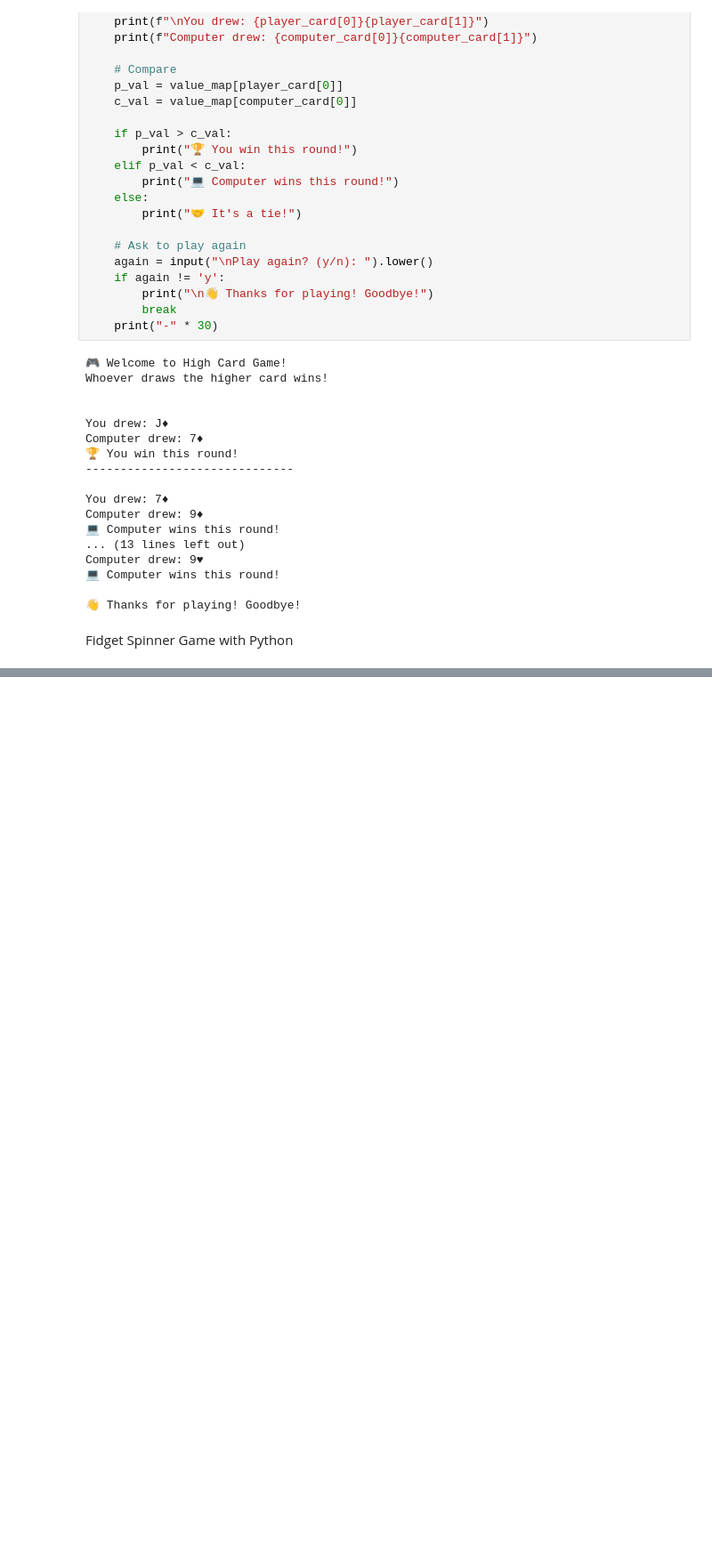
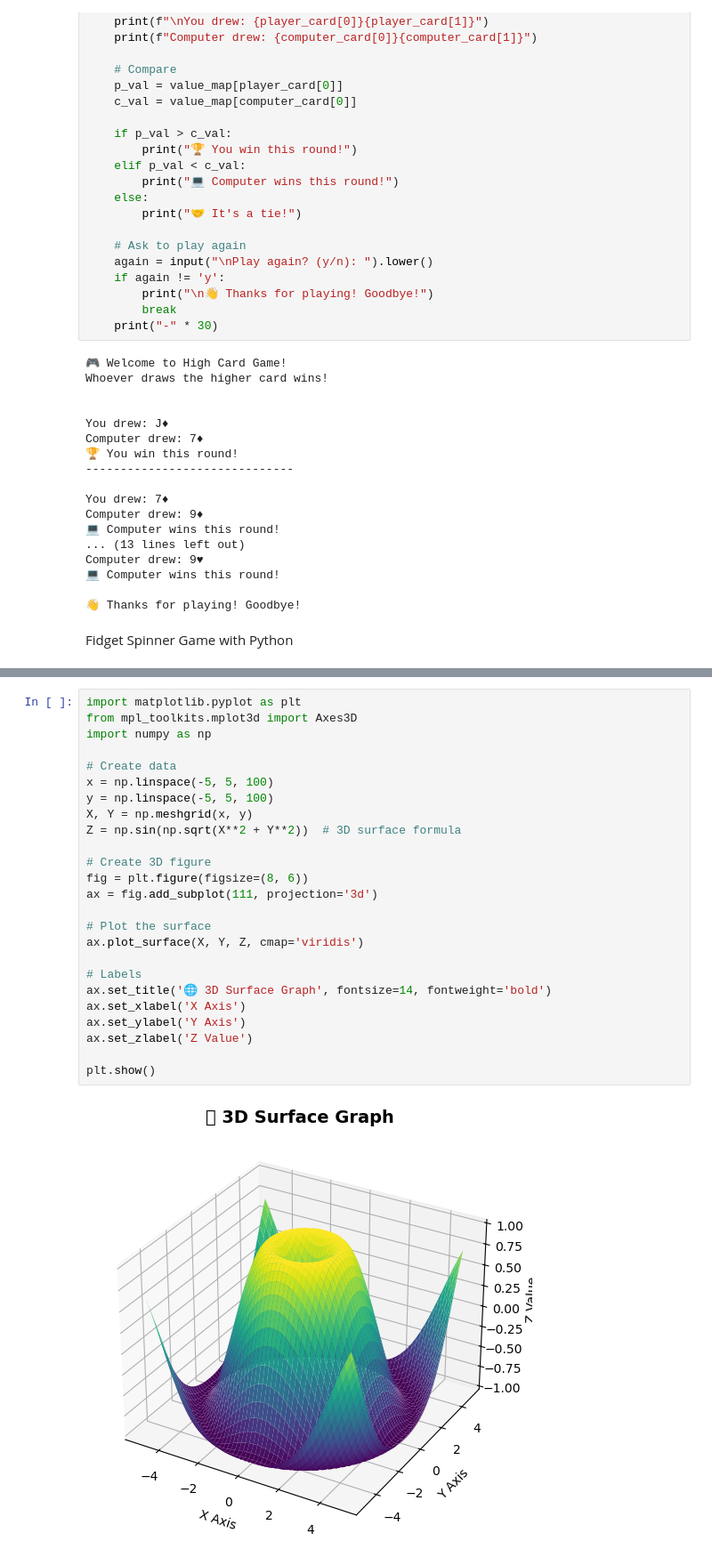
Before and after one commit to Asgharhussainparvi/32-Days-Python-Code, a Jupyter notebook: Codes.ipynb, the cells around one changed output, grey strips where cells are left out. Shown at 89% size. Drawn from its saved outputs; the diff is of its cells as text; blank space fills up the shorter version.

```diff
--- a/Codes.ipynb
+++ b/Codes.ipynb
@@ -444,0 +443,27 @@ print(f"✅ Corrected word: {corrected}")
+# %%
+import matplotlib.pyplot as plt
+from mpl_toolkits.mplot3d import Axes3D
+import numpy as np
+
+# Create data
+x = np.linspace(-5, 5, 100)
+y = np.linspace(-5, 5, 100)
+X, Y = np.meshgrid(x, y)
+Z = np.sin(np.sqrt(X**2 + Y**2))  # 3D surface formula
+
+# Create 3D figure
+fig = plt.figure(figsize=(8, 6))
+ax = fig.add_subplot(111, projection='3d')
+
+# Plot the surface
+ax.plot_surface(X, Y, Z, cmap='viridis')
+
+# Labels
+ax.set_title('🌐 3D Surface Graph', fontsize=14, fontweight='bold')
+ax.set_xlabel('X Axis')
+ax.set_ylabel('Y Axis')
+ax.set_zlabel('Z Value')
+
+plt.show()
+# %% [output]
+[figure, added]
```
Also changed, not shown: parts of 36 cells of this notebook, 3 other files.
